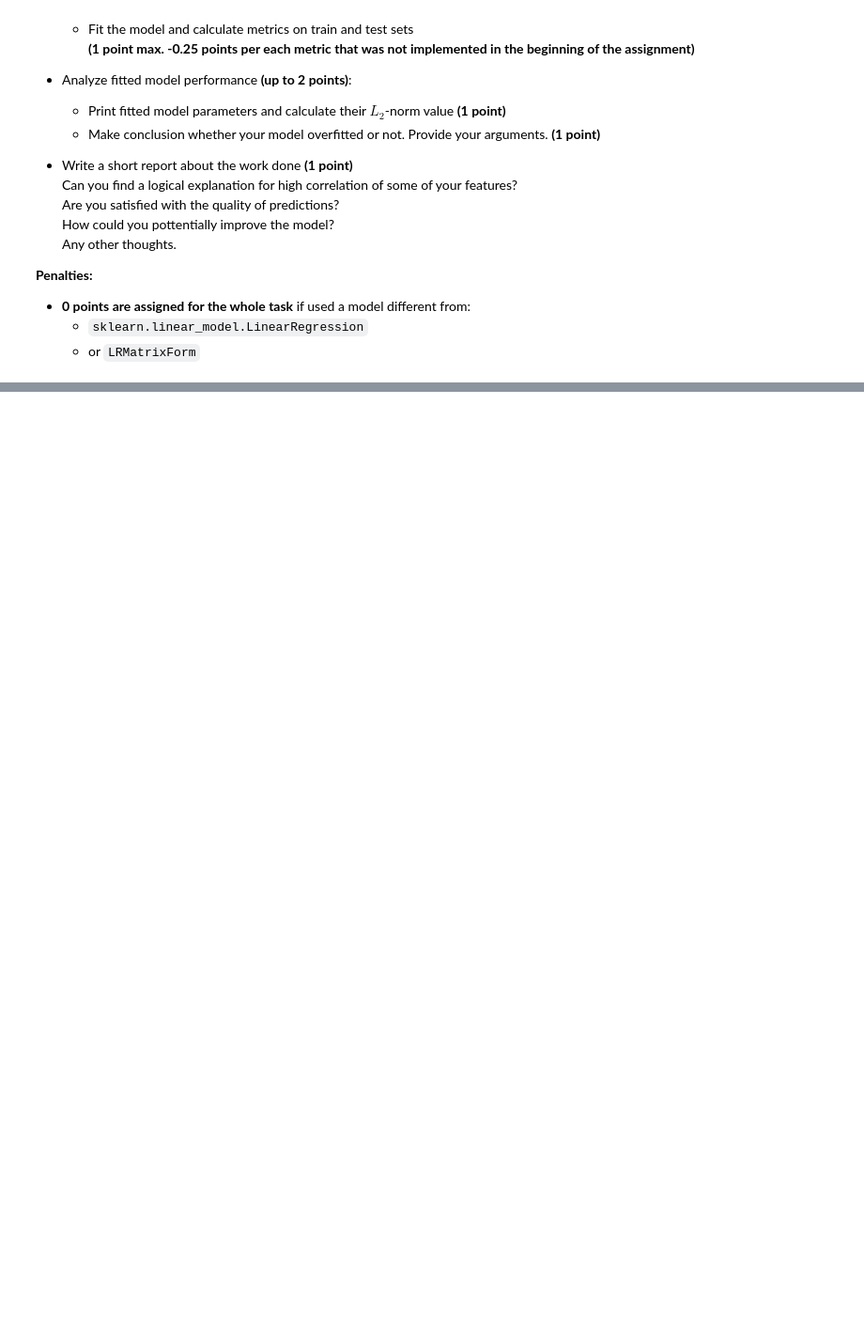
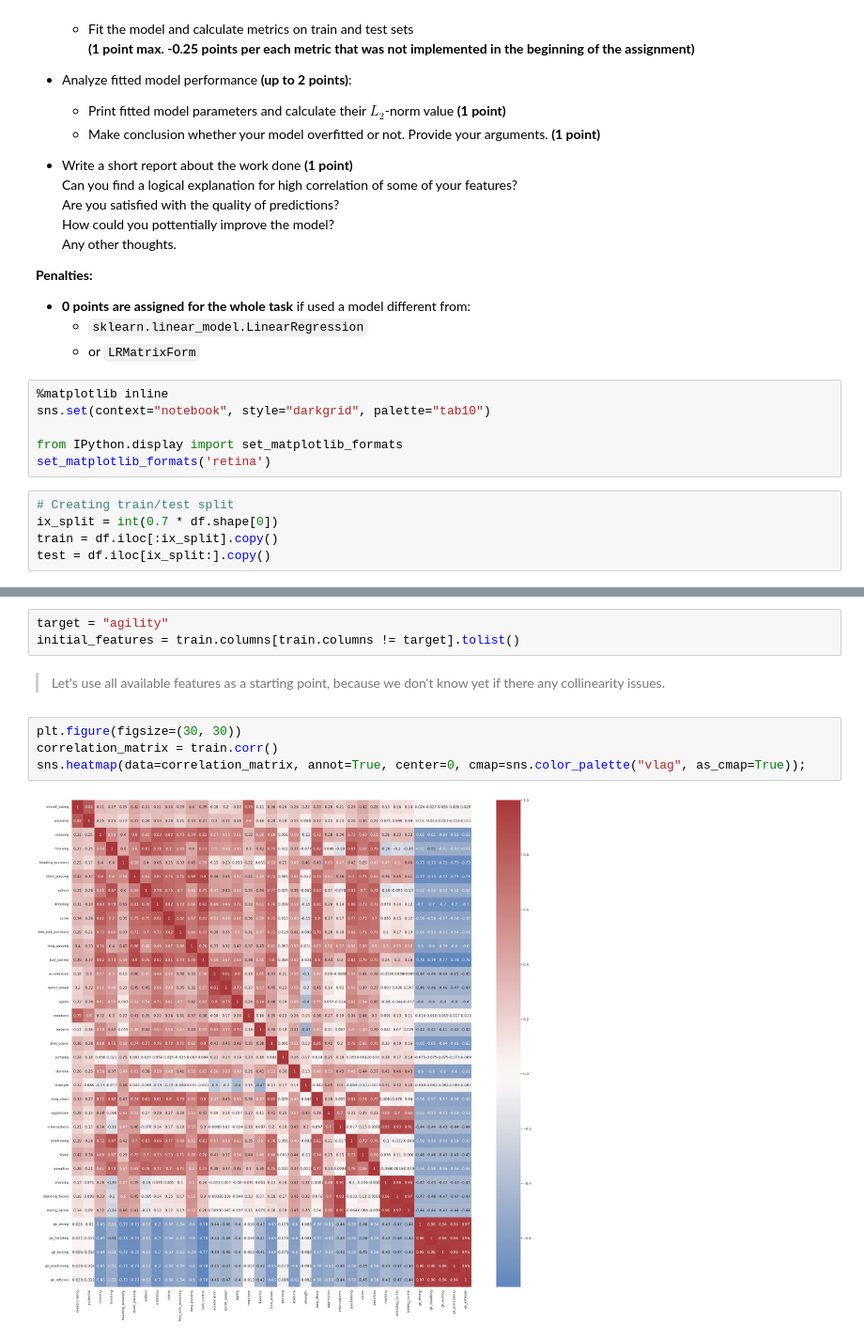
Before and after one commit to AndreiChenchik/ml-intro, a Jupyter notebook: 3_linear_regression/linear_regression.ipynb, the cells around one changed output, grey strips where cells are left out. Shown at 94% size. Saved outputs shown, nothing was run; the diff lists cells and outputs as text; blank space fills up the shorter version.

```diff
--- a/3_linear_regression/linear_regression.ipynb
+++ b/3_linear_regression/linear_regression.ipynb
@@ -1502,3 +1635,14 @@ Steps you need to follow:
 - **0 points are assigned for the whole task** if used a model different from:
     - `sklearn.linear_model.LinearRegression`
     - or `LRMatrixForm`
+# %%
+%matplotlib inline
+sns.set(context="notebook", style="darkgrid", palette="tab10")
+
+from IPython.display import set_matplotlib_formats
+set_matplotlib_formats('retina')
+# %%
+# Creating train/test split
+ix_split = int(0.7 * df.shape[0])
+train = df.iloc[:ix_split].copy()
+test = df.iloc[ix_split:].copy()
@@ -1504,0 +1669,11 @@ Steps you need to follow:
+# %%
+target = "agility"
+initial_features = train.columns[train.columns != target].tolist()
+# %% [markdown]
+> Let's use all available features as a starting point, because we don't know yet if there any collinearity issues.
+# %%
+plt.figure(figsize=(30, 30))
+correlation_matrix = train.corr()
+sns.heatmap(data=correlation_matrix, annot=True, center=0, cmap=sns.color_palette("vlag", as_cmap=True));
+# %% [output]
+[figure, added]
```
Also changed, not shown: parts of 47 cells of this notebook.
